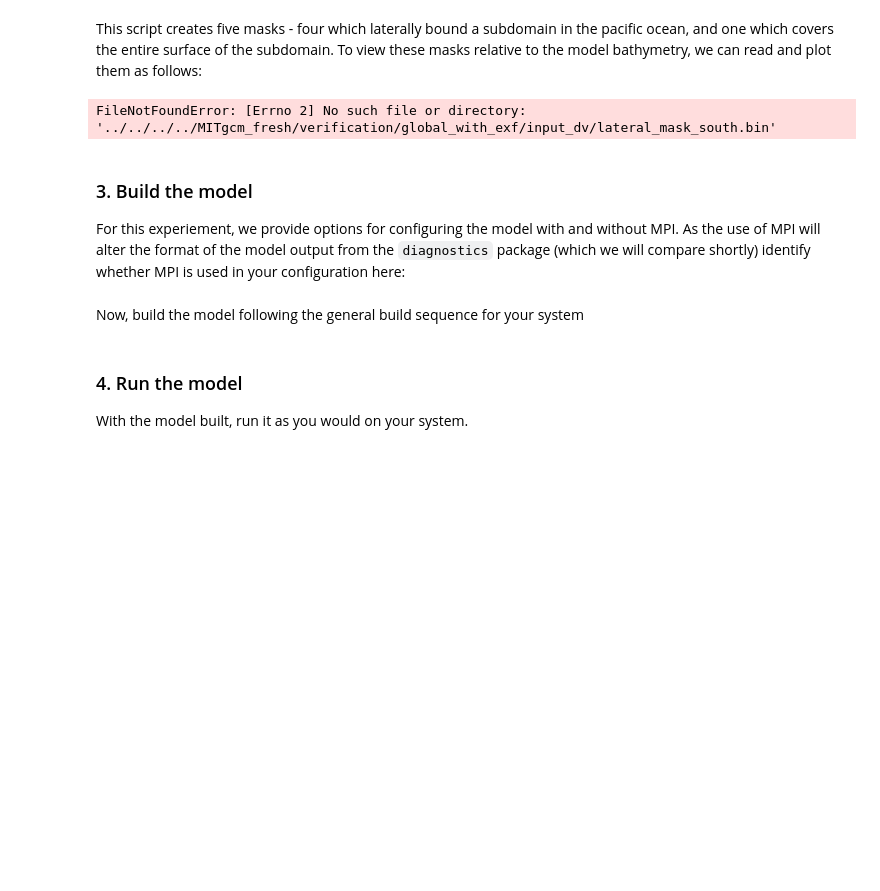
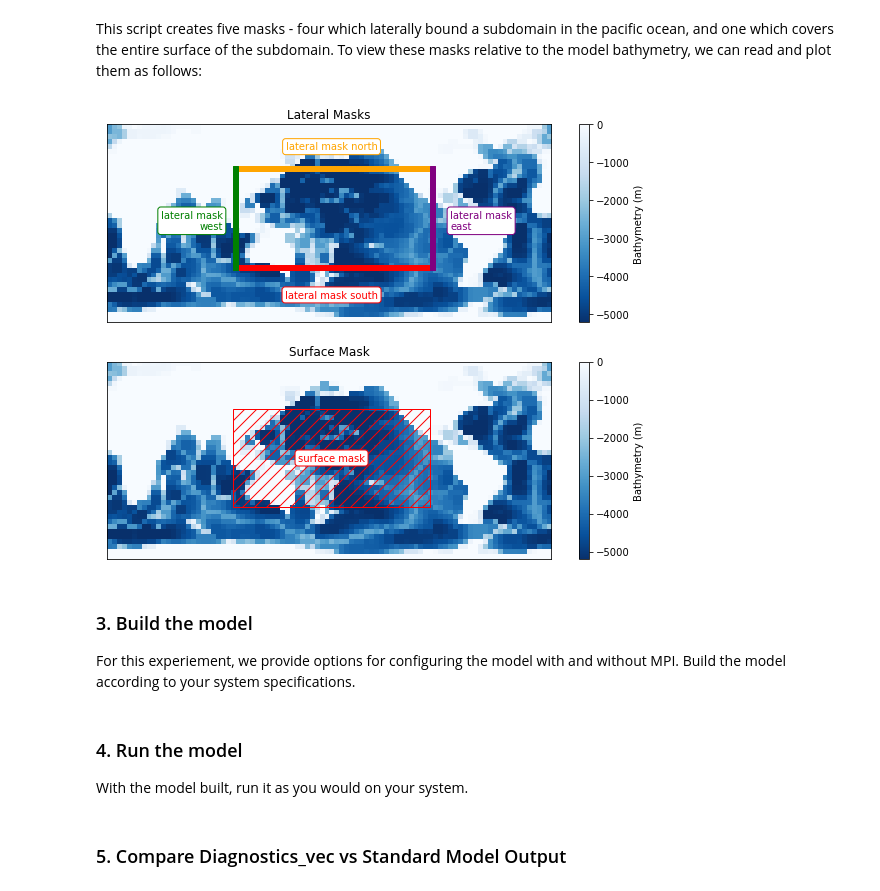
Before and after one commit to mhwood/diagnostics_vec, a Jupyter notebook: example_configurations/notebooks/global_with_exf.ipynb, the cells around one changed output. Drawn from its saved outputs; the diff is of its cells as text; code cells hidden in the pictures; blank space fills up the shorter version.

Commit message:
some exf verification updates

```diff
--- a/example_configurations/notebooks/global_with_exf.ipynb
+++ b/example_configurations/notebooks/global_with_exf.ipynb
@@ -33,7 +33,7 @@ import matplotlib.pyplot as plt
 from matplotlib.patches import Rectangle
 
 # set the path to the input directory (UPDATE FOR YOUR SYSTEM)
-input_dir = '../../../../MITgcm_fresh/verification/global_with_exf/input_dv'
+input_dir = '../../../../MITgcm/MITgcm_fresh/verification/global_with_exf/input_dv'
 
 Nx = 90
 Ny = 40
@@ -74,34 +74,34 @@ for mn in range(len(lateral_mask_grids)):
 plt.text(45,5,'lateral mask south',color=mask_plot_colors[0],ha='center',va='center',
          bbox=dict(boxstyle="round",ec=mask_plot_colors[0],fc='w'))
 plt.text(45,35,'lateral mask north',color=mask_plot_colors[1],ha='center',va='center',
          bbox=dict(boxstyle="round",ec=mask_plot_colors[1],fc='w'))
 plt.text(23,20,'lateral mask\nwest',color=mask_plot_colors[2],ha='right',va='center',
          bbox=dict(boxstyle="round",ec=mask_plot_colors[2],fc='w'))
 plt.text(69,20,'lateral mask\neast',color=mask_plot_colors[3],ha='left',va='center',
          bbox=dict(boxstyle="round",ec=mask_plot_colors[3],fc='w'))
 
 plt.gca().set_xticks([])
 plt.gca().set_yticks([])
 
 plt.subplot(2,1,2)
 plt.title('Surface Mask')
 C = plt.imshow(bathy_grid,origin='lower',cmap='Blues_r')
 cbar = plt.colorbar(C)
 cbar.set_label('Bathymetry (m)')
 rows,cols = np.where(surface_mask_grid!=0)
 rect = Rectangle((np.min(cols),np.min(rows)),
                  np.max(cols)-np.min(cols),np.max(rows)-np.min(rows),
                  color='red',hatch='//',fill=False)
 plt.gca().add_patch(rect)
 plt.text(45,20,'surface mask',color='red',ha='center',va='center',
          bbox=dict(boxstyle="round",ec='red',fc='w'))
 
 plt.gca().set_xticks([])
 plt.gca().set_yticks([])
 
 plt.show()
 # %% [output]
-FileNotFoundError: [Errno 2] No such file or directory: '../../../../MITgcm_fresh/verification/global_with_exf/input_dv/lateral_mask_south.bin'
+[figure, added]
 # %% [markdown]
 ### 3. Build the model
-For this experiement, we provide options for configuring the model with and without MPI. As the use of MPI will alter the format of the model output from the `diagnostics` package (which we will compare shortly) identify whether MPI is used in your configuration here:
+For this experiement, we provide options for configuring the model with and without MPI. Build the model according to your system specifications.
@@ -110,5 +108,5 @@ usingMPI = True
-# %% [markdown]
-Now, build the model following the general build sequence for your system
 # %% [markdown]
 ### 4. Run the model
 With the model built, run it as you would on your system.
+# %% [markdown]
+### 5. Compare Diagnostics_vec vs Standard Model Output
```
Also changed, not shown: parts of 6 cells of this notebook, 5 other files.
